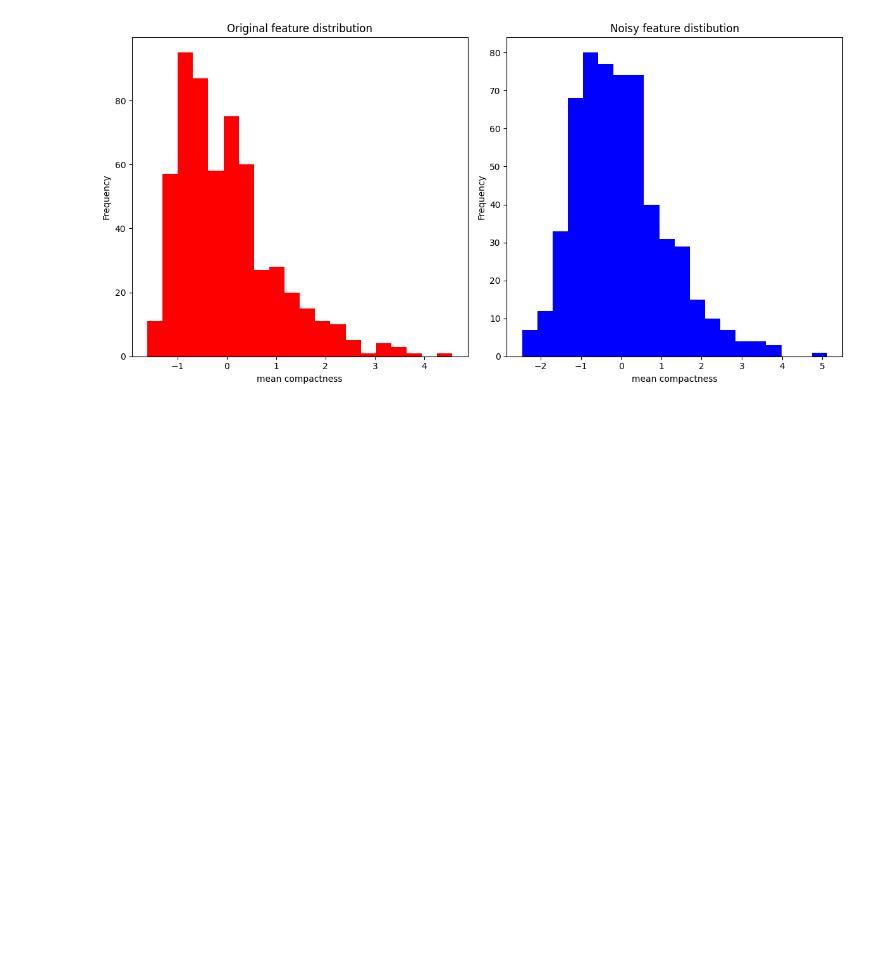
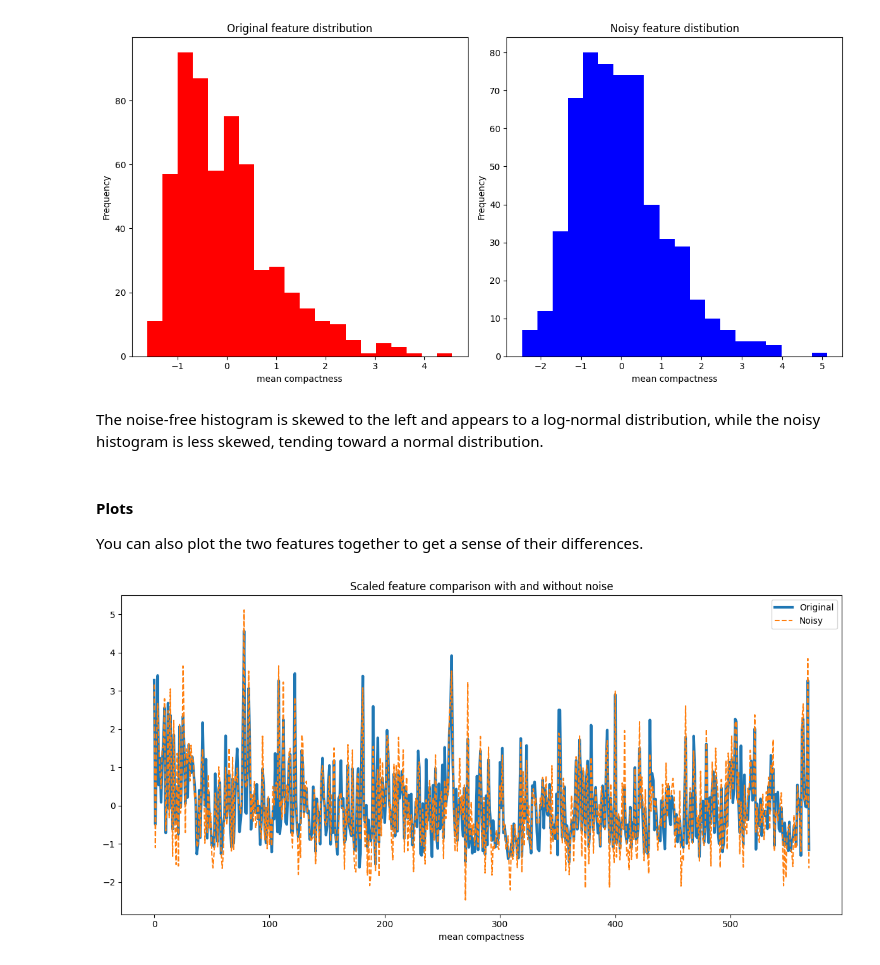
Before and after one commit to VishSeran/machine-learning-models, a Jupyter notebook: model-evaluation/classification.ipynb, the cells around one changed output. Cells and saved outputs as stored; diff of their text form; code cells hidden in the pictures; blank space fills up the shorter version.

Commit message:
visualize the original vs nosiy dataset

```diff
--- a/model-evaluation/classification.ipynb
+++ b/model-evaluation/classification.ipynb
@@ -186,3 +186,19 @@ plt.tight_layout()
 plt.show()
 # %% [output]
 [figure]
+# %% [markdown]
+The noise-free histogram is skewed to the left and appears to a log-normal distribution, while the noisy histogram is less skewed, tending toward a normal distribution.
+# %% [markdown]
+#### Plots
+You can also plot the two features together to get a sense of their differences.
+# %%
+plt.figure(figsize=(12, 6))
+plt.plot(df_original[feature_names[5]], label='Original',lw=3)
+plt.plot(df_noisy[feature_names[5]], '--',label='Noisy',)
+plt.title('Scaled feature comparison with and without noise')
+plt.xlabel(feature_names[5])
+plt.legend()
+plt.tight_layout()
+plt.show()
+# %% [output]
+[figure, added]
```
Also changed, not shown: parts of 2 cells of this notebook.
